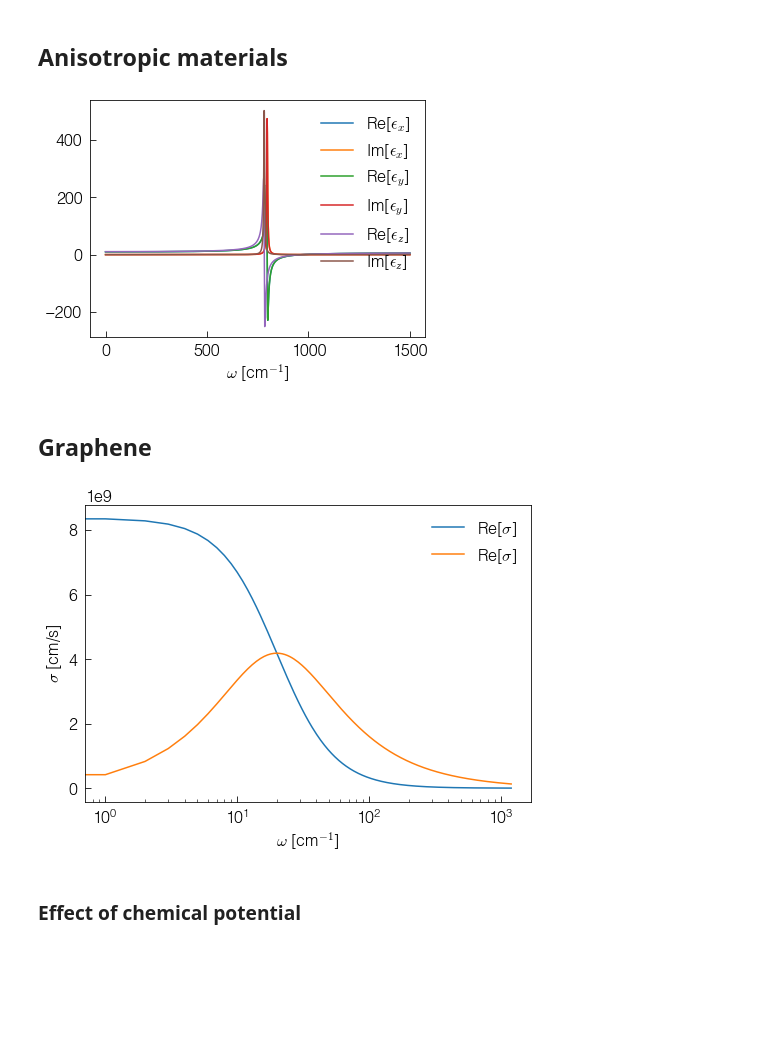
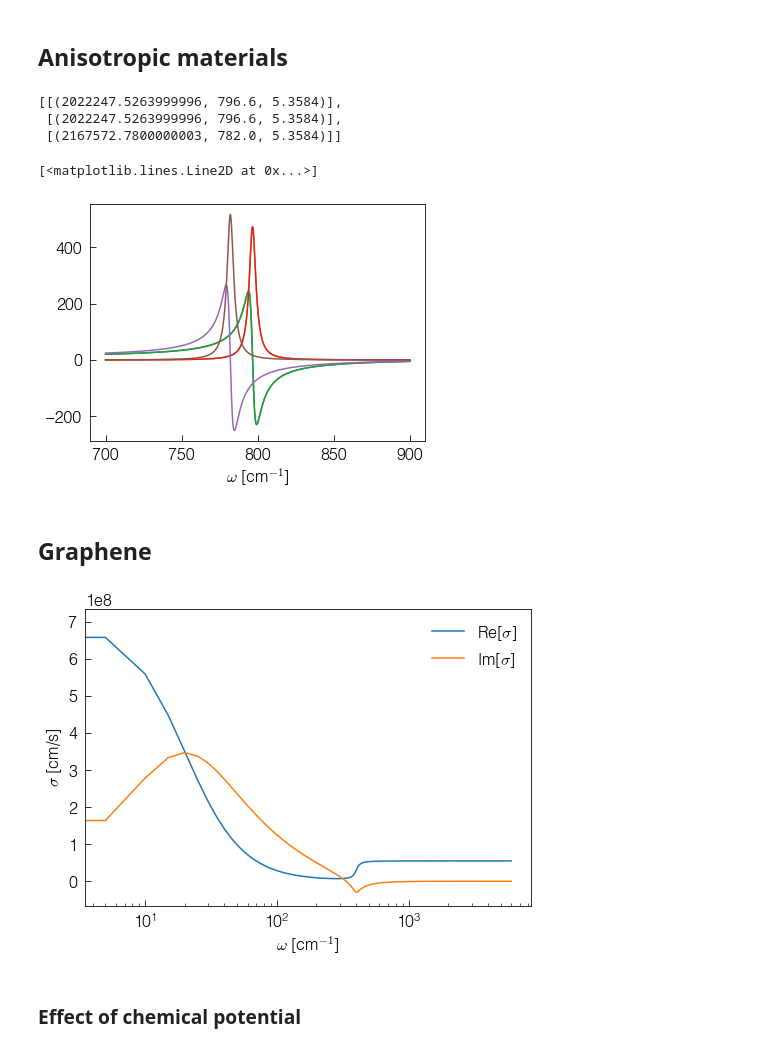
Before and after one commit to asmcleod/NearFieldOptics, a Jupyter notebook: Examples/LRM Instruction Manual.ipynb, the cells around one changed output. Drawn from its saved outputs; the diff is of its cells as text; code cells hidden in the pictures; blank space fills up the shorter version.

```diff
--- a/Examples/LRM Instruction Manual.ipynb
+++ b/Examples/LRM Instruction Manual.ipynb
@@ -143,0 +192,7 @@ plt.legend();
+# %%
+freqs=np.linspace(100,1000,1000)
+eps=M.VO2_Insulating.epsilon(freqs)
+plt.plot(freqs,eps.real)
+plt.plot(freqs,eps.imag)
+#plt.gca().set_yscale('symlog')
+#plt.ylim(-10,10)
@@ -146,22 +230,29 @@ plt.legend();
 # %%
 # Grab the built-in instance of SiC4H from NearFieldOptics.Materials:
 SiC_4H = M.SiC_4H
+# %%
+SiC_4H.eps_lps
+# %% [output]
+[[(2022247.5263999996, 796.6, 5.3584)],
+ [(2022247.5263999996, 796.6, 5.3584)],
+ [(2167572.7800000003, 782.0, 5.3584)]]
 # %%
-ws = np.linspace(0,1500,1500)
+ws = np.linspace(700,900,1500)
 eps_x = AWA([eps[0,0] for eps in SiC_4H.epsilon_anisotropic(ws)],axes=[ws],axis_names=["$\omega$ [cm$^{-1}$]"])
 eps_y = AWA([eps[1,1] for eps in SiC_4H.epsilon_anisotropic(ws)],axes=[ws],axis_names=["$\omega$ [cm$^{-1}$]"])
 eps_z = AWA([eps[2,2] for eps in SiC_4H.epsilon_anisotropic(ws)],axes=[ws],axis_names=["$\omega$ [cm$^{-1}$]"])
 
 eps_x.real.plot(label="Re[$\epsilon_x$]")
 eps_x.imag.plot(label="Im[$\epsilon_x$]")
 eps_y.real.plot(label="Re[$\epsilon_y$]")
 eps_y.imag.plot(label="Im[$\epsilon_y$]")
 eps_z.real.plot(label="Re[$\epsilon_z$]")
 eps_z.imag.plot(label="Im[$\epsilon_z$]")
 
-plt.legend();
+#plt.legend();
 # %% [output]
+[<matplotlib.lines.Line2D at 0x...>]
-[figure, old version]
+[figure, new version]
 # %% [markdown]
 ## Graphene
 # %%
@@ -172,17 +263,17 @@ Graphene = M.SingleLayerGraphene(chemical_potential=2400, gamma=20)
 # %%
-ws = np.linspace(0,1200,1200)
+ws = np.linspace(0,6000,1200)
 qs = np.linspace(1e3, 1e6, 100)
 sigma = AWA(Graphene.conductivity(ws),axes=[ws],axis_names=["$\omega$ [cm$^{-1}$]"])
 
 plt.figure(figsize=(8,5))
 sigma.real.plot(label="Re[$\sigma$]")
-sigma.imag.plot(label="Re[$\sigma$]")
+sigma.imag.plot(label="Im[$\sigma$]")
 
 plt.legend()
 plt.ylabel("$\sigma$ [cm/s]");
 plt.xscale("log")
 # %% [output]
-[figure, old version]
+[figure, new version]
 # %% [markdown]
 ### Effect of chemical potential
 # %%
```
Also changed, not shown: parts of 27 cells of this notebook, 4 other files.
